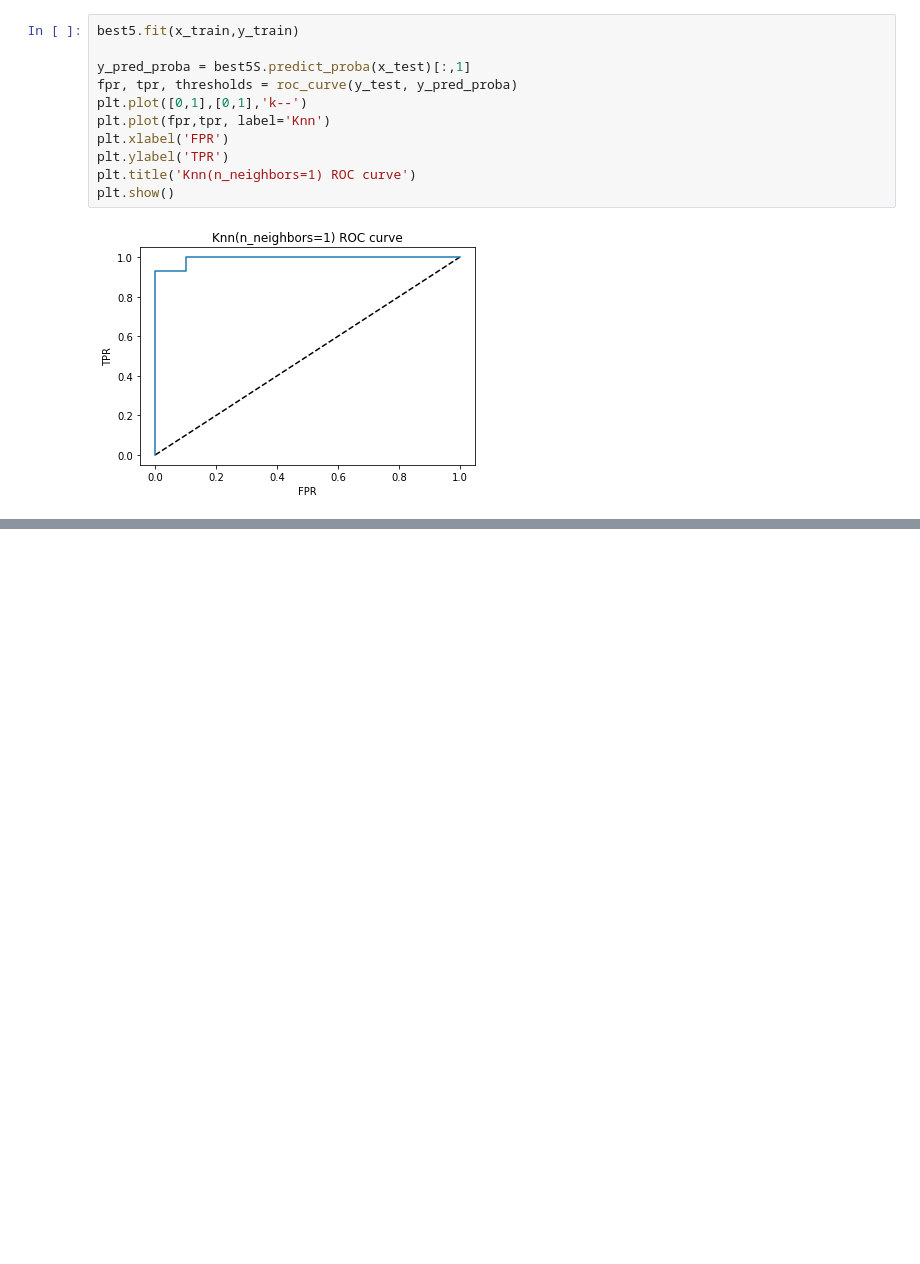
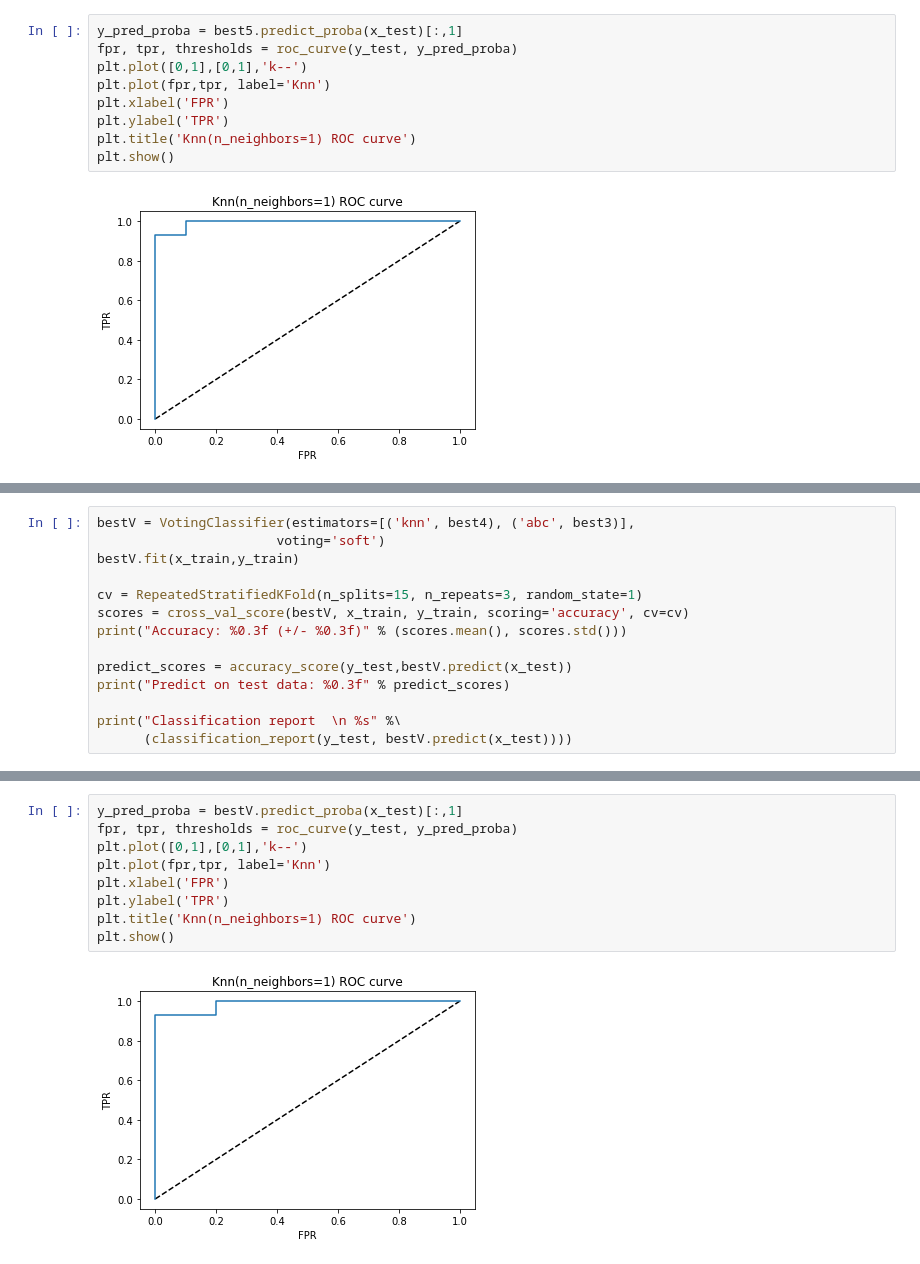
Before and after one commit to he16946/Assignment2020, a Jupyter notebook: Assignment2020.ipynb, the cells around one changed output, grey strips where cells are left out. Drawn from its saved outputs; the diff is of its cells as text; blank space fills up the shorter version.

Commit message:
New Voting Classifier

```diff
--- a/Assignment2020.ipynb
+++ b/Assignment2020.ipynb
@@ -932,9 +1004,7 @@ plt.xlabel('Predicted label')
 Text(0.5, 15.0, 'Predicted label')
 [figure]
 # %%
-best5.fit(x_train,y_train)
-
-y_pred_proba = best5S.predict_proba(x_test)[:,1]
+y_pred_proba = best5.predict_proba(x_test)[:,1]
 fpr, tpr, thresholds = roc_curve(y_test, y_pred_proba)
 plt.plot([0,1],[0,1],'k--')
 plt.plot(fpr,tpr, label='Knn')
@@ -946,0 +1019,14 @@ plt.show()
+# %%
+bestV = VotingClassifier(estimators=[('knn', best4), ('abc', best3)],
+                       voting='soft')
+bestV.fit(x_train,y_train)
+
+cv = RepeatedStratifiedKFold(n_splits=15, n_repeats=3, random_state=1)
+scores = cross_val_score(bestV, x_train, y_train, scoring='accuracy', cv=cv)
+print("Accuracy: %0.3f (+/- %0.3f)" % (scores.mean(), scores.std()))
+
+predict_scores = accuracy_score(y_test,bestV.predict(x_test))
+print("Predict on test data: %0.3f" % predict_scores)
+
+print("Classification report  \n %s" %\
+      (classification_report(y_test, bestV.predict(x_test))))
@@ -946,0 +1056,11 @@ plt.show()
+# %%
+y_pred_proba = bestV.predict_proba(x_test)[:,1]
+fpr, tpr, thresholds = roc_curve(y_test, y_pred_proba)
+plt.plot([0,1],[0,1],'k--')
+plt.plot(fpr,tpr, label='Knn')
+plt.xlabel('FPR')
+plt.ylabel('TPR')
+plt.title('Knn(n_neighbors=1) ROC curve')
+plt.show()
+# %% [output]
+[figure, added]
```
Also changed, not shown: parts of 10 cells of this notebook.
